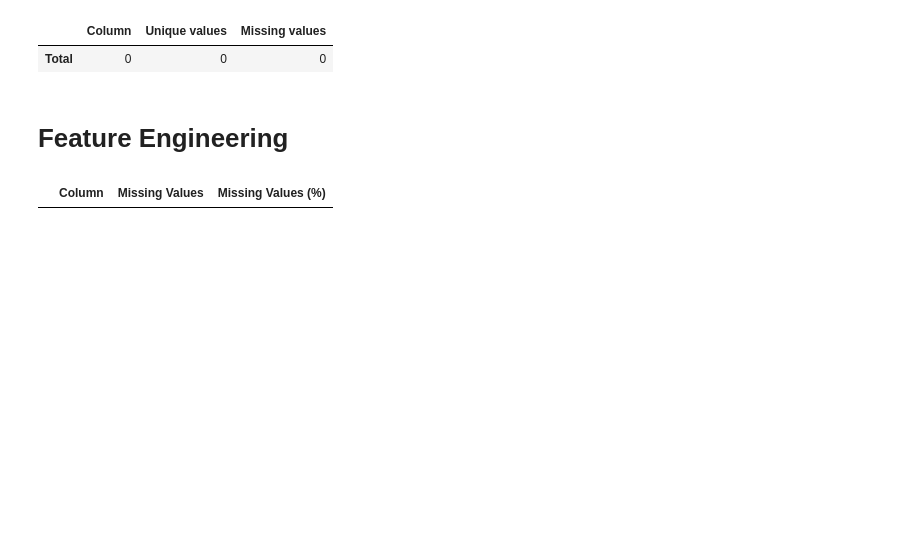
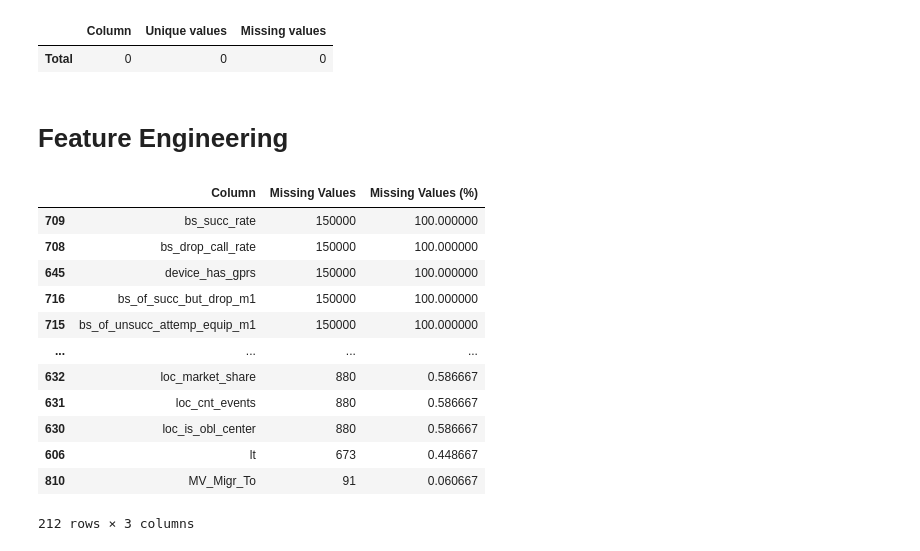
Before and after one commit to volry/subscriber-churn, a Jupyter notebook: BDL-final.ipynb, the cells around one changed output. Drawn from its saved outputs; the diff is of its cells as text; code cells hidden in the pictures; blank space fills up the shorter version.

```diff
--- a/BDL-final.ipynb
+++ b/BDL-final.ipynb
@@ -42,8 +87,3 @@ cat_info
 | Total | 0 | 0 | 0 |
 # %% [markdown]
 # Feature Engineering
-# %%
-ms = my_func.count_missing_values(df_fe)
-ms
-# %% [output]
-|  | Column | Missing Values | Missing Values (%) |
@@ -51,0 +90,19 @@ df_fe.fillna(-1, inplace=True)
+# %%
+# перевірка на missing значення
+ms_val = my_func.count_missing_values(df_traine_fe)
+# %%
+ms_val
+# %% [output]
+|  | Column | Missing Values | Missing Values (%) |
+| 709 | bs_succ_rate | 150000 | 100.000000 |
+| 708 | bs_drop_call_rate | 150000 | 100.000000 |
+| 645 | device_has_gprs | 150000 | 100.000000 |
+| 716 | bs_of_succ_but_drop_m1 | 150000 | 100.000000 |
+| 715 | bs_of_unsucc_attemp_equip_m1 | 150000 | 100.000000 |
+| ... | ... | ... | ... |
+| 632 | loc_market_share | 880 | 0.586667 |
+| 631 | loc_cnt_events | 880 | 0.586667 |
+| 630 | loc_is_obl_center | 880 | 0.586667 |
+| 606 | lt | 673 | 0.448667 |
+| 810 | MV_Migr_To | 91 | 0.060667 |
+212 rows × 3 columns
```
Also changed, not shown: parts of 16 cells of this notebook.
